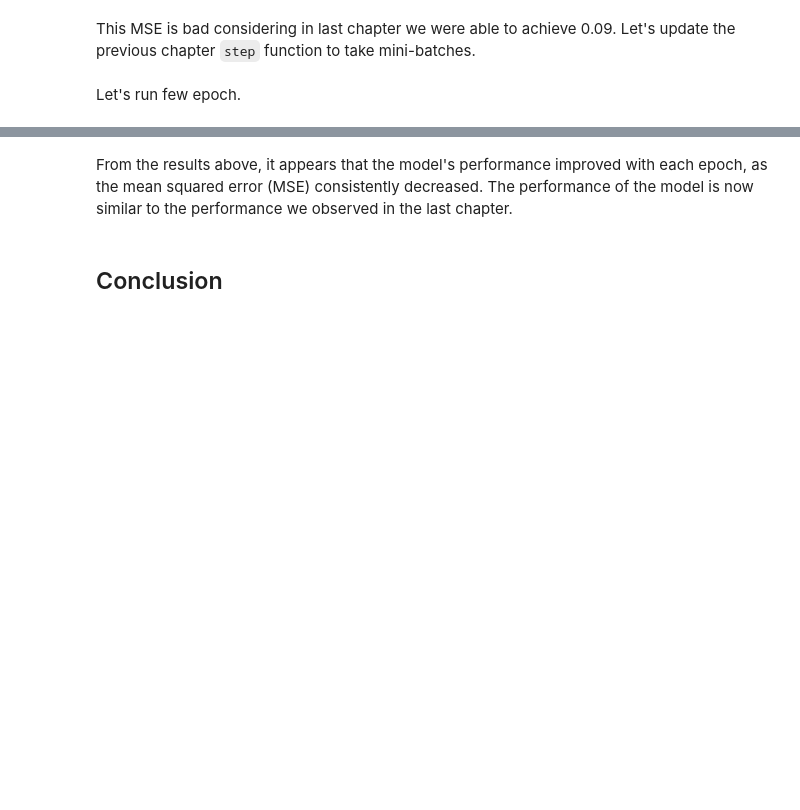
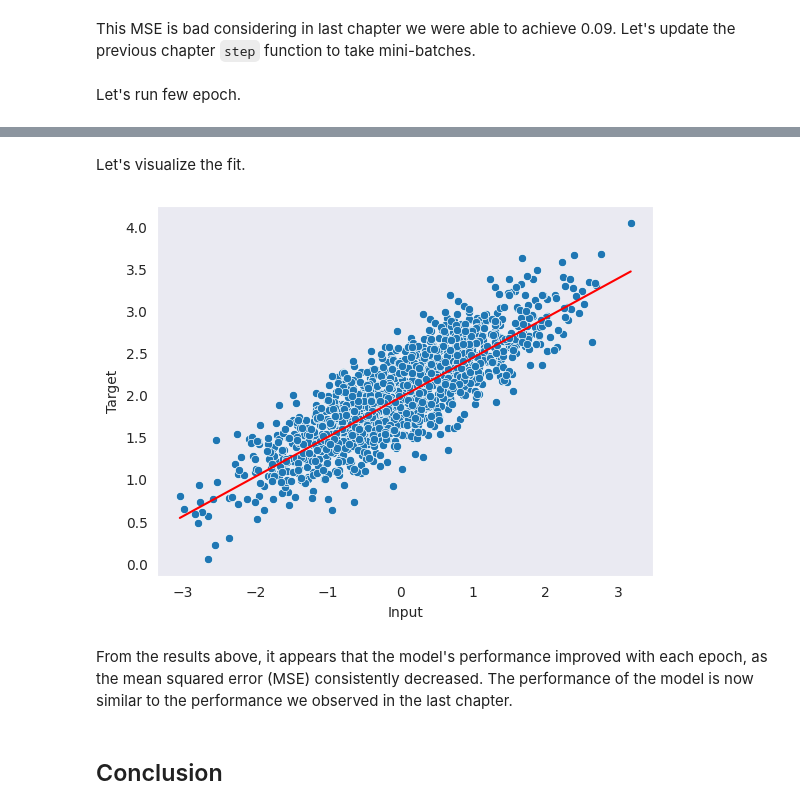
Before and after one commit to aayushmnit/pytorch_book, a Jupyter notebook: basics/4_datasets.ipynb, the cells around one changed output, grey strips where cells are left out. Drawn from its saved outputs; the diff is of its cells as text; code cells hidden in the pictures; blank space fills up the shorter version.

```diff
--- a/basics/4_datasets.ipynb
+++ b/basics/4_datasets.ipynb
@@ -252,3 +252,13 @@ True bias term is 2 and predicted coefficient is 2.00.
+# %% [markdown]
+Let's visualize the fit.
+# %%
+y_pred = []
+with torch.no_grad():
+        for batch in iter(DataLoader(custom_dataset, batch_size=64, shuffle=False)):
+            y_pred.append(model.forward(batch['X'].unsqueeze(-1)).detach().numpy())
+plot_data(X, y, y_pred=np.concatenate(y_pred))
+# %% [output]
+[figure, added]
 # %% [markdown]
 From the results above, it appears that the model's performance improved with each epoch, as the mean squared error (MSE) consistently decreased. The performance of the model is now similar to the performance we observed in the last chapter.
 # %% [markdown]
```
Also changed, not shown: parts of 3 cells of this notebook, 3 other files.
